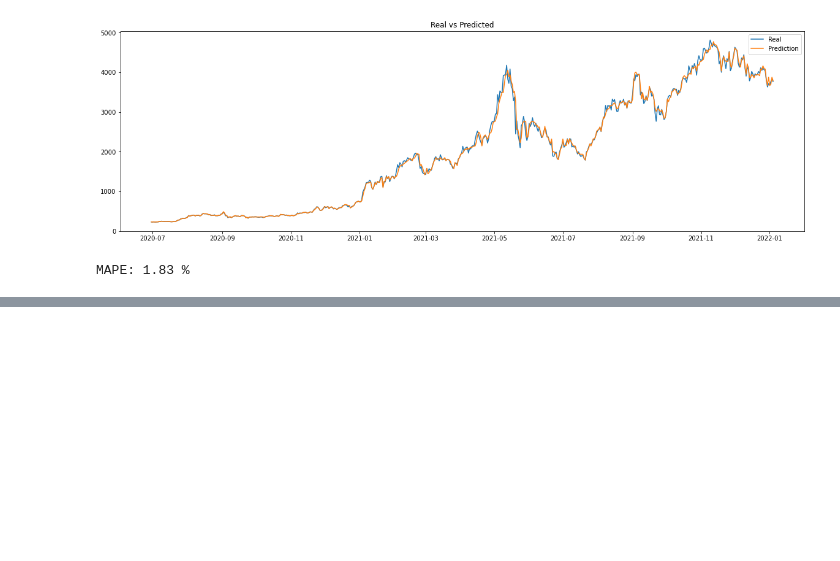
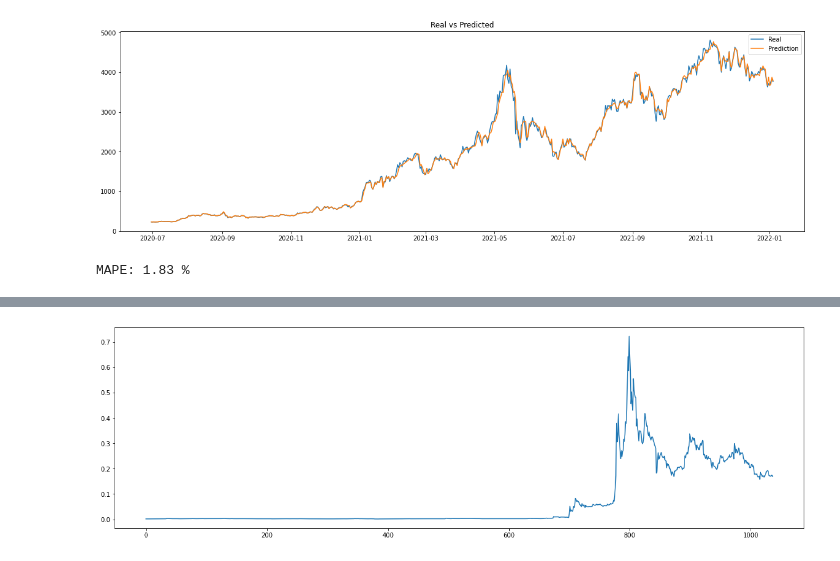
Before and after one commit to nabebako/Crypto-Price-Prediction-Model, a Jupyter notebook: knn-regression.ipynb, the cells around one changed output, grey strips where cells are left out. Drawn from its saved outputs; the diff is of its cells as text; code cells hidden in the pictures; blank space fills up the shorter version.

```diff
--- a/knn-regression.ipynb
+++ b/knn-regression.ipynb
@@ -182,0 +222,6 @@ MAPE: 1.83 %
+# %%
+plt.figure(figsize=(20,6))
+plt.plot(df_doge['price'], label = 'Real')
+plt.show()
+# %% [output]
+[figure, added]
```
Also changed, not shown: parts of 14 cells of this notebook.
